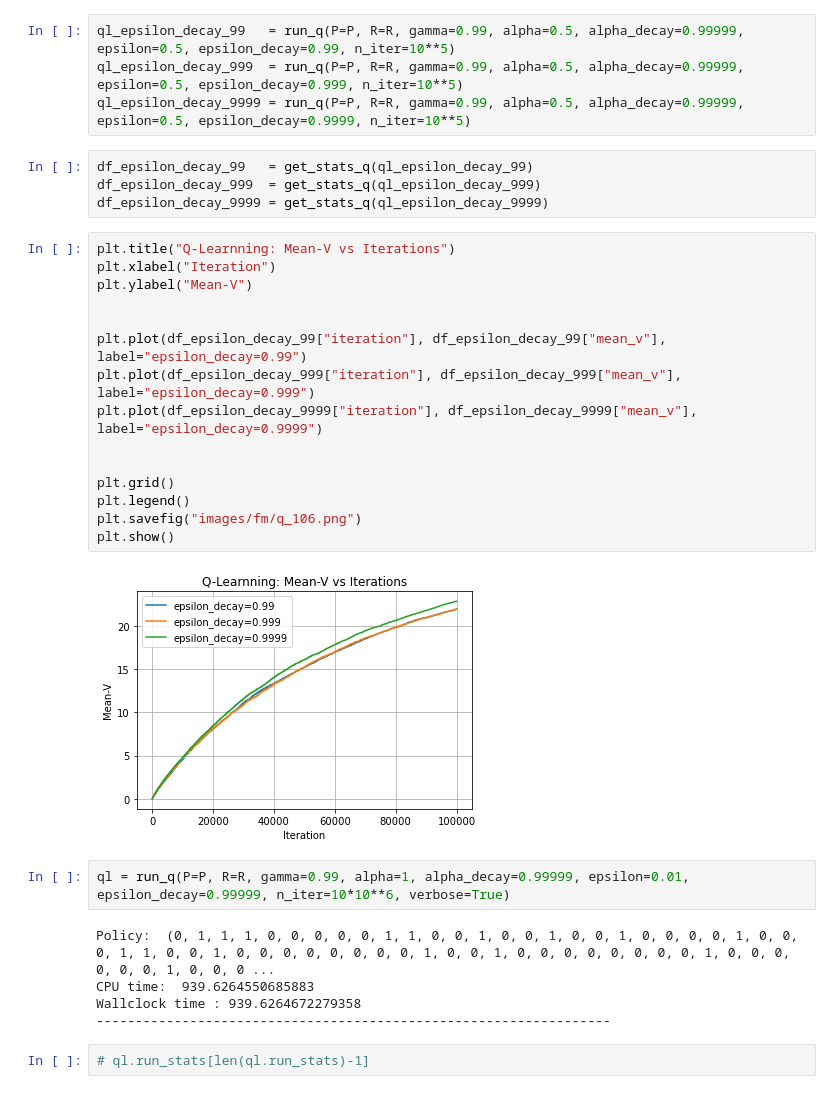
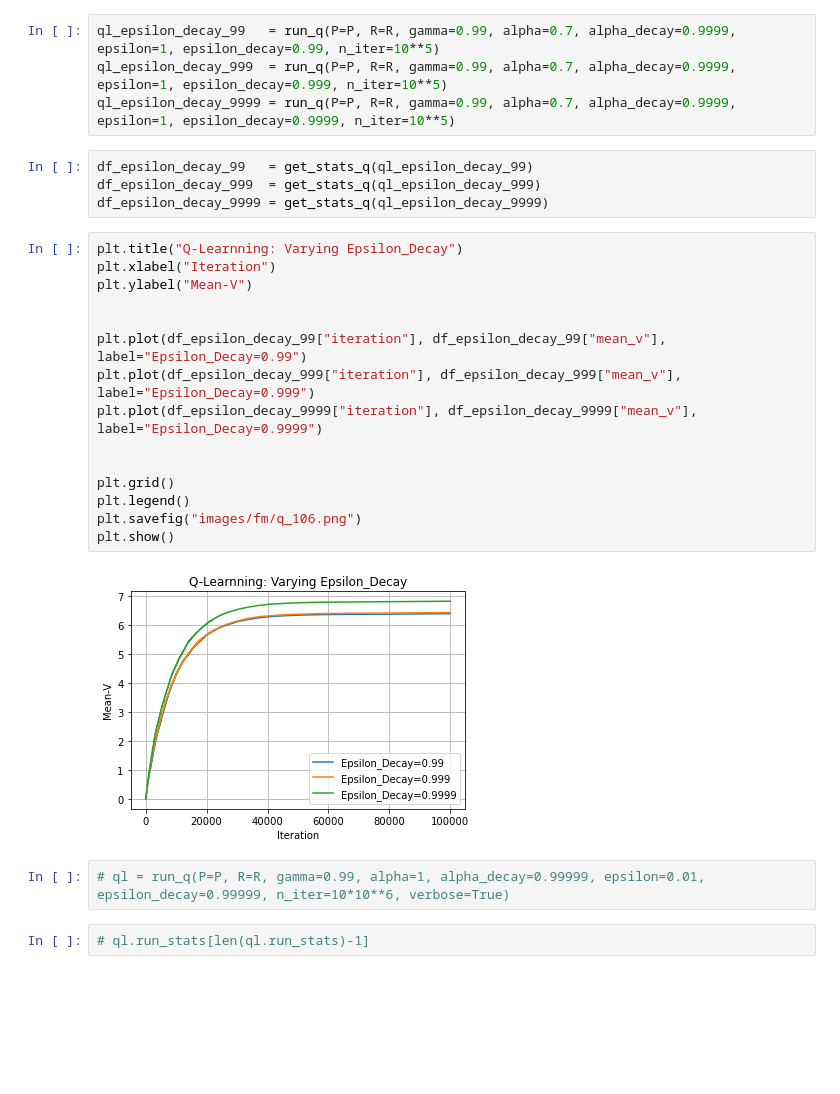
Before and after one commit to rahalrsh/reinforcement-learning, a Jupyter notebook: forest_management.ipynb, the cells around one changed output. Drawn from its saved outputs; the diff is of its cells as text; blank space fills up the shorter version.

```diff
--- a/forest_management.ipynb
+++ b/forest_management.ipynb
@@ -664,37 +716,32 @@ plt.show()
 # %% [markdown]
 ### Tune epsilon_decay
 # %%
-ql_epsilon_decay_99   = run_q(P=P, R=R, gamma=0.99, alpha=0.5, alpha_decay=0.99999, epsilon=0.5, epsilon_decay=0.99, n_iter=10**5)
-ql_epsilon_decay_999  = run_q(P=P, R=R, gamma=0.99, alpha=0.5, alpha_decay=0.99999, epsilon=0.5, epsilon_decay=0.999, n_iter=10**5)
-ql_epsilon_decay_9999 = run_q(P=P, R=R, gamma=0.99, alpha=0.5, alpha_decay=0.99999, epsilon=0.5, epsilon_decay=0.9999, n_iter=10**5)
+ql_epsilon_decay_99   = run_q(P=P, R=R, gamma=0.99, alpha=0.7, alpha_decay=0.9999, epsilon=1, epsilon_decay=0.99, n_iter=10**5)
+ql_epsilon_decay_999  = run_q(P=P, R=R, gamma=0.99, alpha=0.7, alpha_decay=0.9999, epsilon=1, epsilon_decay=0.999, n_iter=10**5)
+ql_epsilon_decay_9999 = run_q(P=P, R=R, gamma=0.99, alpha=0.7, alpha_decay=0.9999, epsilon=1, epsilon_decay=0.9999, n_iter=10**5)
 # %%
 df_epsilon_decay_99   = get_stats_q(ql_epsilon_decay_99)
 df_epsilon_decay_999  = get_stats_q(ql_epsilon_decay_999)
 df_epsilon_decay_9999 = get_stats_q(ql_epsilon_decay_9999)
 # %%
-plt.title("Q-Learnning: Mean-V vs Iterations")
+plt.title("Q-Learnning: Varying Epsilon_Decay")
 plt.xlabel("Iteration")
 plt.ylabel("Mean-V")
 
 
-plt.plot(df_epsilon_decay_99["iteration"], df_epsilon_decay_99["mean_v"], label="epsilon_decay=0.99")
-plt.plot(df_epsilon_decay_999["iteration"], df_epsilon_decay_999["mean_v"], label="epsilon_decay=0.999")
-plt.plot(df_epsilon_decay_9999["iteration"], df_epsilon_decay_9999["mean_v"], label="epsilon_decay=0.9999")
+plt.plot(df_epsilon_decay_99["iteration"], df_epsilon_decay_99["mean_v"], label="Epsilon_Decay=0.99")
+plt.plot(df_epsilon_decay_999["iteration"], df_epsilon_decay_999["mean_v"], label="Epsilon_Decay=0.999")
+plt.plot(df_epsilon_decay_9999["iteration"], df_epsilon_decay_9999["mean_v"], label="Epsilon_Decay=0.9999")
 
 
 plt.grid()
 plt.legend()
 plt.savefig("images/fm/q_106.png")
 plt.show()
 # %% [output]
-[figure, old version]
+[figure, new version]
 # %%
-ql = run_q(P=P, R=R, gamma=0.99, alpha=1, alpha_decay=0.99999, epsilon=0.01, epsilon_decay=0.99999, n_iter=10*10**6, verbose=True)
+# ql = run_q(P=P, R=R, gamma=0.99, alpha=1, alpha_decay=0.99999, epsilon=0.01, epsilon_decay=0.99999, n_iter=10*10**6, verbose=True)
-# %% [output]
-Policy:  (0, 1, 1, 1, 0, 0, 0, 0, 0, 1, 1, 0, 0, 1, 0, 0, 1, 0, 0, 1, 0, 0, 0, 0, 1, 0, 0, 0, 1, 1, 0, 0, 1, 0, 0, 0, 0, 0, 0, 0, 0, 1, 0, 0, 1, 0, 0, 0, 0, 0, 0, 0, 0, 1, 0, 0, 0, 0, 0, 0, 1, 0, 0, 0 ...
-CPU time:  939.6264550685883
-Wallclock time : 939.6264672279358
-------------------------------------------------------------------
 # %%
 # ql.run_stats[len(ql.run_stats)-1]
 # %%
```
Also changed, not shown: parts of 48 cells of this notebook, 2 other files.
